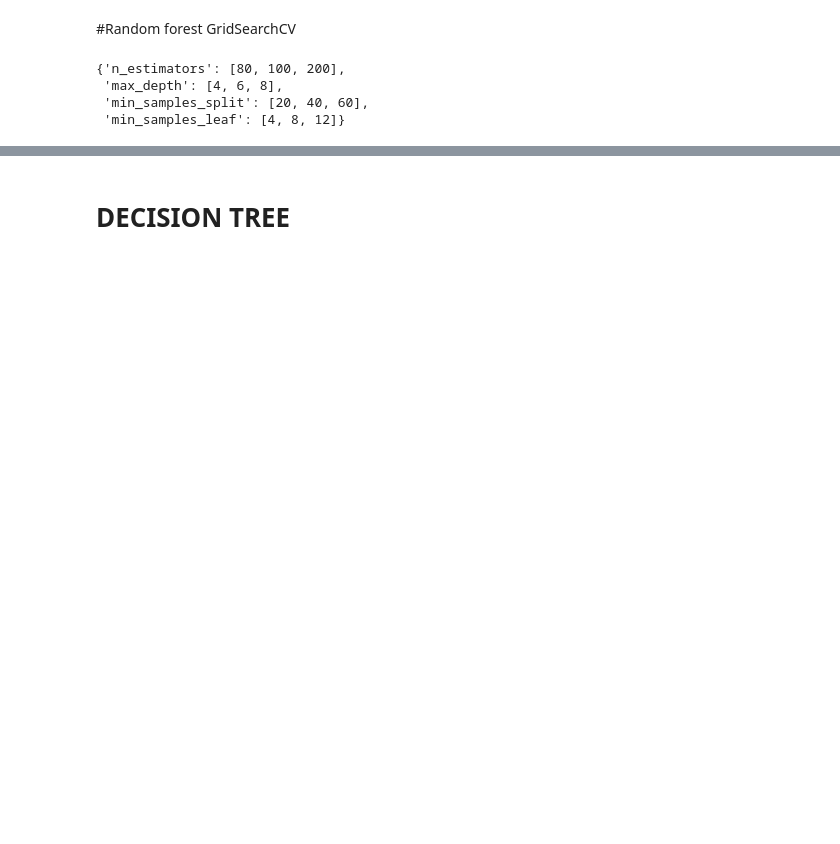
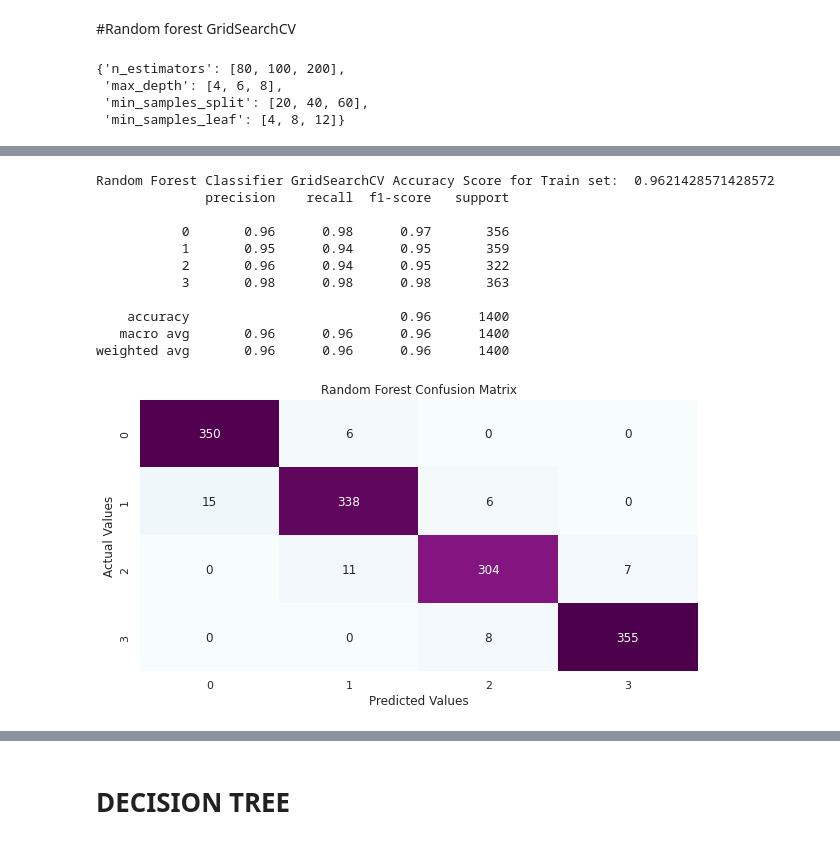
Before and after one commit to preetikhullbe/mobile-price-prediction, a Jupyter notebook: Mobile_price_prediction.ipynb, the cells around one changed output, grey strips where cells are left out. Saved outputs shown, nothing was run; the diff lists cells and outputs as text; code cells hidden in the pictures; blank space fills up the shorter version.

```diff
--- a/Mobile_price_prediction.ipynb
+++ b/Mobile_price_prediction.ipynb
@@ -550,4 +570,22 @@ rf_grid.best_params_
  'n_estimators': 200}
 # %%
 rf_optimal_model.fit(X_train, y_train)
-y_pred_rf=rf_optimal_model.predict(X_test)
+y_pred_test=rf_optimal_model.predict(X_test)
+y_pred_train=rf_optimal_model.predict(X_train)
+# %%
+#Let us apply the function for the accuracy metrics for train set
+print('Random Forest Classifier GridSearchCV Accuracy Score for Train set: ',accuracy_score(y_train,y_pred_train))
+cm_rf=my_confusion_matrix(y_train, y_pred_train, 'Random Forest Confusion Matrix')
+# %% [output]
+Random Forest Classifier GridSearchCV Accuracy Score for Train set:  0.9621428571428572
+              precision    recall  f1-score   support
+
+           0       0.96      0.98      0.97       356
+           1       0.95      0.94      0.95       359
+           2       0.96      0.94      0.95       322
+           3       0.98      0.98      0.98       363
+
+    accuracy                           0.96      1400
+   macro avg       0.96      0.96      0.96      1400
+weighted avg       0.96      0.96      0.96      1400
+[figure, added]
```
Also changed, not shown: parts of 33 cells of this notebook.
